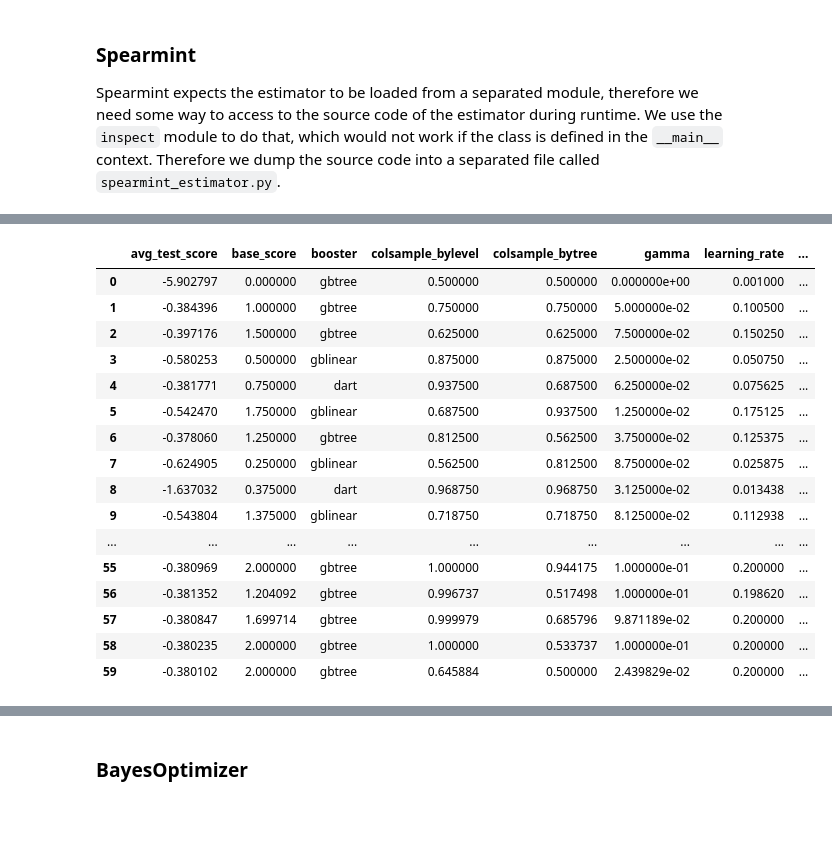
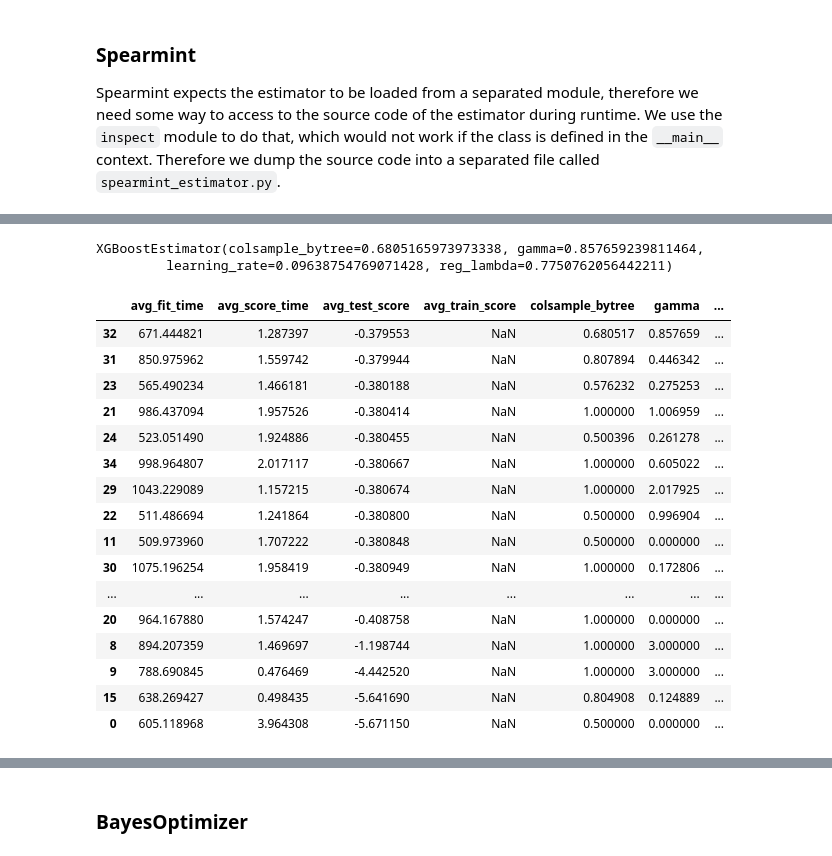
Before and after one commit to cebes/hyper-optimizer, a Jupyter notebook: main.ipynb, the cells around one changed output, grey strips where cells are left out. Drawn from its saved outputs; the diff is of its cells as text; code cells hidden in the pictures; blank space fills up the shorter version.

```diff
--- a/main.ipynb
+++ b/main.ipynb
@@ -556,9 +556,9 @@ import time
 
 t = time.time()
 spearmint_opt = SpearmintOptimizer(estimator=spearmint_estimator.XGBoostEstimator,
-                                   params=params, max_trials=60, cv=(Xv, yv),
+                                   params=params, max_trials=40, cv=(Xv, yv),
                                    noisy_likelihood=True, db_address='localhost', expr_name='nyc-taxi-duration',
-                                   overwrite_expr=True, polling_time=0, n_jobs=20)
+                                   overwrite_expr=True, polling_time=0, n_jobs=1)
 spearmint_opt.fit(Xtr, ytr)
 print('Total time: {}'.format(time.time() - t))
 # %% [output]
@@ -591,24 +602,38 @@ draw_avg_test_score(spearmint_opt.history_)
+# %%
+spearmint_opt.best_estimator_
+# %% [output]
+XGBoostEstimator(colsample_bytree=0.6805165973973338, gamma=0.857659239811464,
+         learning_rate=0.09638754769071428, reg_lambda=0.7750762056442211)
 # %%
 import pandas as pd
+import pickle
 
-df = pd.DataFrame(data=[dict(**(e.params), avg_test_score=e.test_scores[0],
-                            avg_train_sc) for e in spearmint_opt.history_.entries])
-df
+spearmint_df = pd.DataFrame(data=[dict(**(e.params), avg_test_score=e.test_scores[0],
+                                       avg_train_score=e.train_scores[0],
+                                       avg_fit_time=e.fit_times[0],
+                                       avg_score_time=e.score_times[0]) for e in spearmint_opt.history_.entries])
+spearmint_df = spearmint_df.sort_values('avg_test_score', ascending=False)
+spearmint_df.to_csv('models/spearmint.csv')
+
+with open('models/spearmint.pkl', 'wb') as f:
+    pickle.dump(spearmint_opt, f)
+
+spearmint_df
 # %% [output]
-|  | avg_test_score | base_score | booster | colsample_bylevel | colsample_bytree | gamma | learning_rate | ... |
-| 0 | -5.902797 | 0.000000 | gbtree | 0.500000 | 0.500000 | 0.000000e+00 | 0.001000 | ... |
-| 1 | -0.384396 | 1.000000 | gbtree | 0.750000 | 0.750000 | 5.000000e-02 | 0.100500 | ... |
-| 2 | -0.397176 | 1.500000 | gbtree | 0.625000 | 0.625000 | 7.500000e-02 | 0.150250 | ... |
-| 3 | -0.580253 | 0.500000 | gblinear | 0.875000 | 0.875000 | 2.500000e-02 | 0.050750 | ... |
-| 4 | -0.381771 | 0.750000 | dart | 0.937500 | 0.687500 | 6.250000e-02 | 0.075625 | ... |
-| 5 | -0.542470 | 1.750000 | gblinear | 0.687500 | 0.937500 | 1.250000e-02 | 0.175125 | ... |
-| 6 | -0.378060 | 1.250000 | gbtree | 0.812500 | 0.562500 | 3.750000e-02 | 0.125375 | ... |
-| 7 | -0.624905 | 0.250000 | gblinear | 0.562500 | 0.812500 | 8.750000e-02 | 0.025875 | ... |
-| 8 | -1.637032 | 0.375000 | dart | 0.968750 | 0.968750 | 3.125000e-02 | 0.013438 | ... |
-| 9 | -0.543804 | 1.375000 | gblinear | 0.718750 | 0.718750 | 8.125000e-02 | 0.112938 | ... |
-| ... | ... | ... | ... | ... | ... | ... | ... | ... |
-| 55 | -0.380969 | 2.000000 | gbtree | 1.000000 | 0.944175 | 1.000000e-01 | 0.200000 | ... |
-| 56 | -0.381352 | 1.204092 | gbtree | 0.996737 | 0.517498 | 1.000000e-01 | 0.198620 | ... |
-| 57 | -0.380847 | 1.699714 | gbtree | 0.999979 | 0.685796 | 9.871189e-02 | 0.200000 | ... |
-| 58 | -0.380235 | 2.000000 | gbtree | 1.000000 | 0.533737 | 1.000000e-01 | 0.200000 | ... |
-| 59 | -0.380102 | 2.000000 | gbtree | 0.645884 | 0.500000 | 2.439829e-02 | 0.200000 | ... |
+|  | avg_fit_time | avg_score_time | avg_test_score | avg_train_score | colsample_bytree | gamma | ... |
+| 32 | 671.444821 | 1.287397 | -0.379553 | NaN | 0.680517 | 0.857659 | ... |
+| 31 | 850.975962 | 1.559742 | -0.379944 | NaN | 0.807894 | 0.446342 | ... |
+| 23 | 565.490234 | 1.466181 | -0.380188 | NaN | 0.576232 | 0.275253 | ... |
+| 21 | 986.437094 | 1.957526 | -0.380414 | NaN | 1.000000 | 1.006959 | ... |
+| 24 | 523.051490 | 1.924886 | -0.380455 | NaN | 0.500396 | 0.261278 | ... |
+| 34 | 998.964807 | 2.017117 | -0.380667 | NaN | 1.000000 | 0.605022 | ... |
+| 29 | 1043.229089 | 1.157215 | -0.380674 | NaN | 1.000000 | 2.017925 | ... |
+| 22 | 511.486694 | 1.241864 | -0.380800 | NaN | 0.500000 | 0.996904 | ... |
+| 11 | 509.973960 | 1.707222 | -0.380848 | NaN | 0.500000 | 0.000000 | ... |
+| 30 | 1075.196254 | 1.958419 | -0.380949 | NaN | 1.000000 | 0.172806 | ... |
+| ... | ... | ... | ... | ... | ... | ... | ... |
+| 20 | 964.167880 | 1.574247 | -0.408758 | NaN | 1.000000 | 0.000000 | ... |
+| 8 | 894.207359 | 1.469697 | -1.198744 | NaN | 1.000000 | 3.000000 | ... |
+| 9 | 788.690845 | 0.476469 | -4.442520 | NaN | 1.000000 | 3.000000 | ... |
+| 15 | 638.269427 | 0.498435 | -5.641690 | NaN | 0.804908 | 0.124889 | ... |
+| 0 | 605.118968 | 3.964308 | -5.671150 | NaN | 0.500000 | 0.000000 | ... |
```
Also changed, not shown: parts of 11 cells of this notebook, 1 other file.
